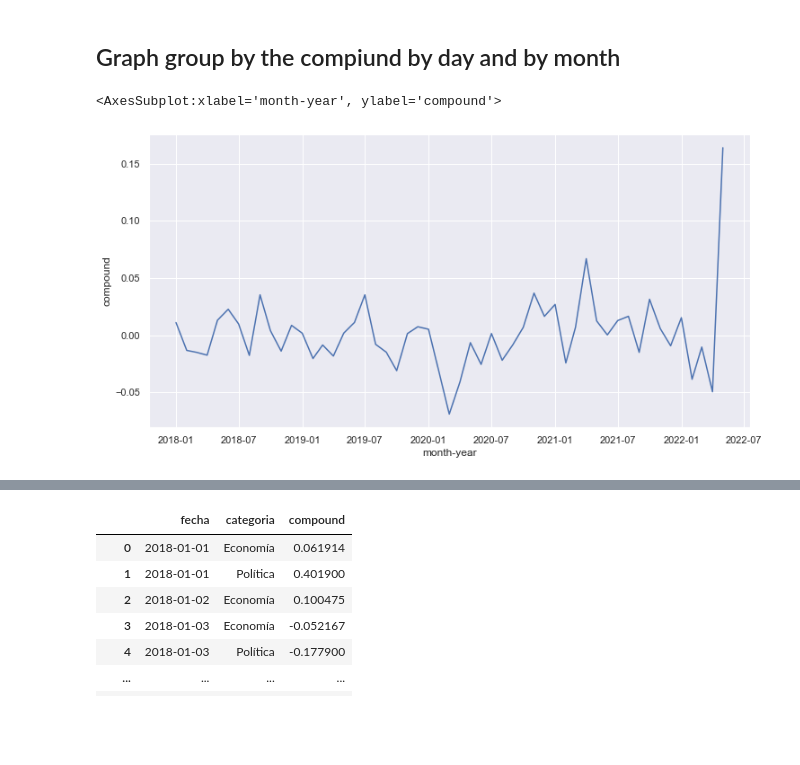
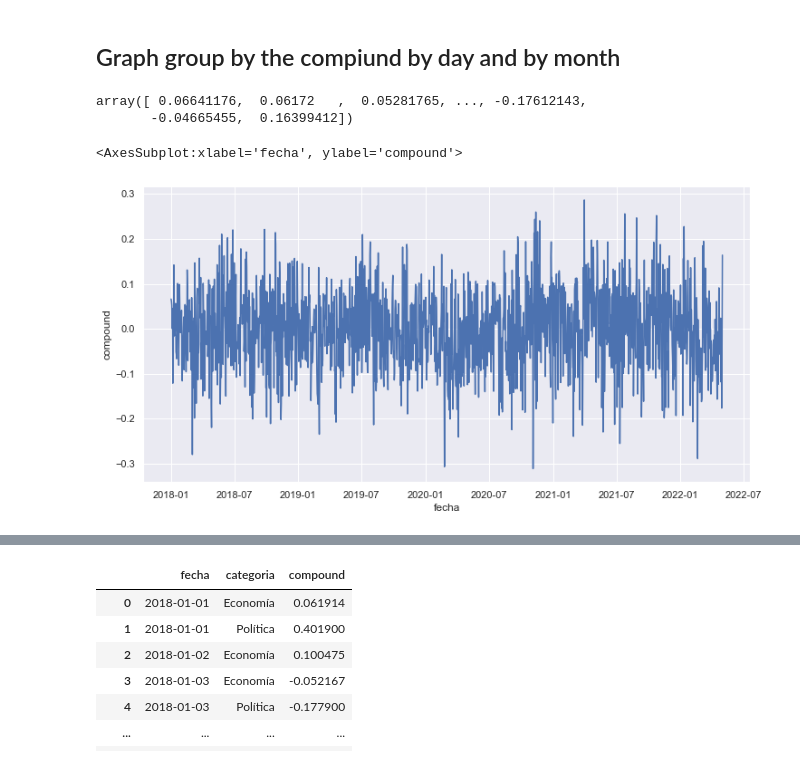
Before and after one commit to jesoto/Sentiment_and_news-Peru, a Jupyter notebook: thesis/Sentiment_Analysis_en.ipynb, the cells around one changed output, grey strips where cells are left out. Drawn from its saved outputs; the diff is of its cells as text; code cells hidden in the pictures; blank space fills up the shorter version.

```diff
--- a/thesis/Sentiment_Analysis_en.ipynb
+++ b/thesis/Sentiment_Analysis_en.ipynb
@@ -934,10 +937,15 @@ Date:  Apr 24 2022 Eight microfinance institutions would benefit from asset stre
 # %%
 import datetime
 df["month-year"] = pd.to_datetime(df["fecha"].dt.strftime('%Y-%m'))
+# %%
+xd['compound'].values
+# %% [output]
+array([ 0.06641176,  0.06172   ,  0.05281765, ..., -0.17612143,
+       -0.04665455,  0.16399412])
 # %%
-xd = df.groupby(['month-year']).agg({'compound': 'mean'}).reset_index()
+xd = df.groupby(['fecha']).agg({'compound': 'mean'}).reset_index()
 plt.figure(figsize=(12,6))
-sns.lineplot(xd['month-year'], xd.compound)
+sns.lineplot(xd['fecha'], xd.compound)
 # %% [output]
-<AxesSubplot:xlabel='month-year', ylabel='compound'>
+<AxesSubplot:xlabel='fecha', ylabel='compound'>
-[figure, old version]
+[figure, new version]
```
Also changed, not shown: parts of 4 cells of this notebook.
